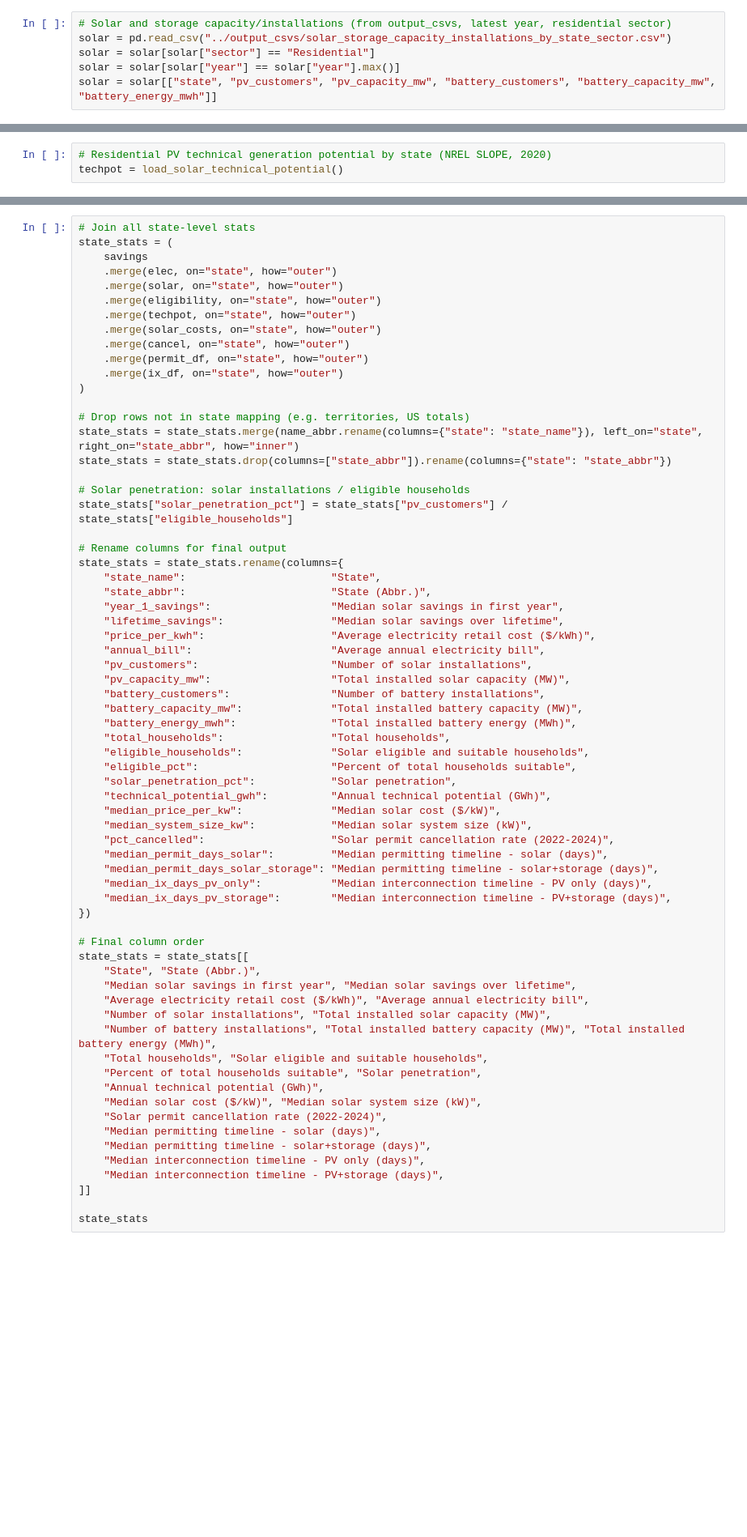
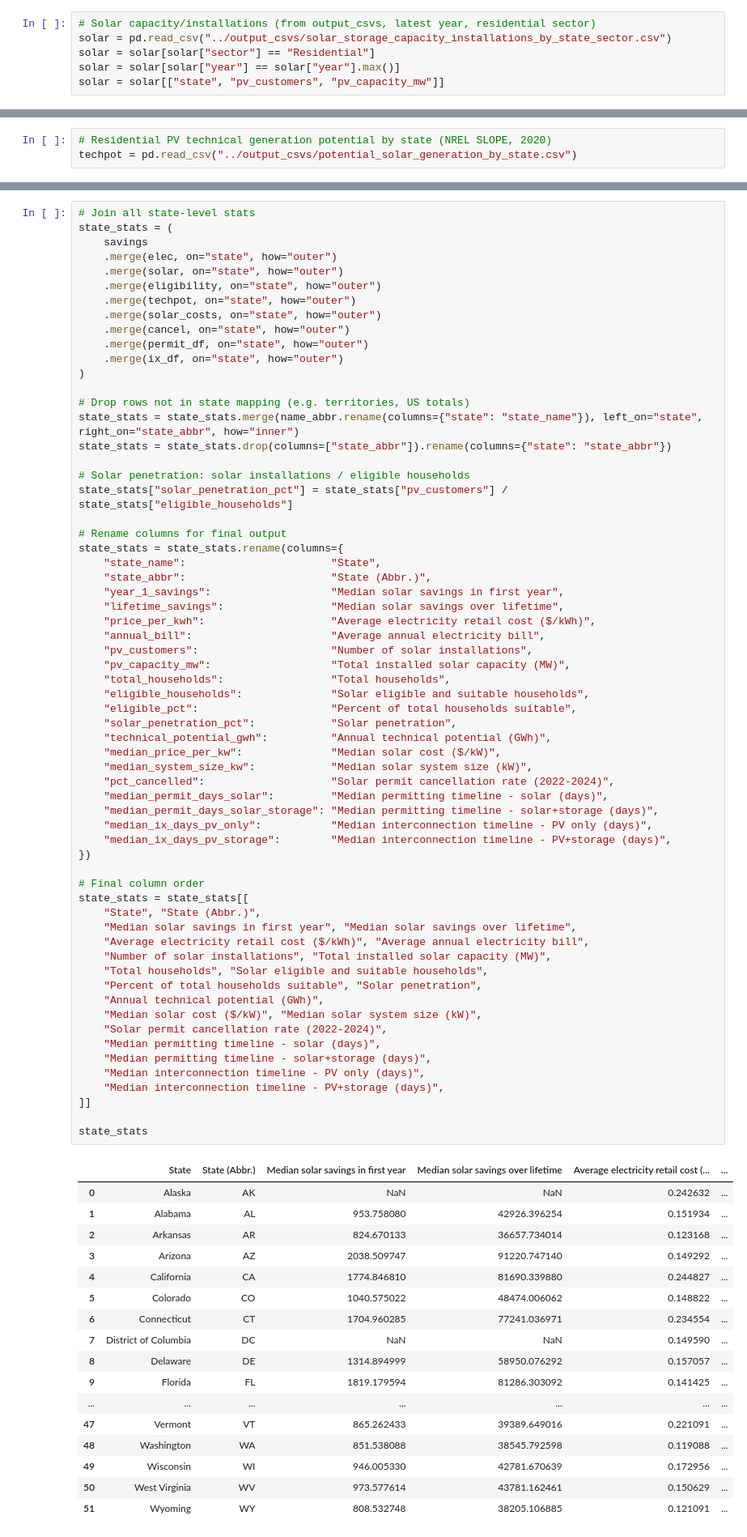
Before and after one commit to Permit-Power/basic-solar-statistics, a Jupyter notebook: notebooks/compile_state_stats.ipynb, the cells around one changed output, grey strips where cells are left out. Shown at 81% size. Saved outputs shown, nothing was run; the diff lists cells and outputs as text; blank space fills up the shorter version.

Commit message:
Update pipeline and compile notebooks: fix imports, solar technical potential, drop battery columns, bill savings cleanup

```diff
--- a/notebooks/compile_state_stats.ipynb
+++ b/notebooks/compile_state_stats.ipynb
@@ -35,11 +36,11 @@ elec = elec[elec["sector"] == "Residential"]
 elec = elec[elec["year"] == elec["year"].max()]
 elec = elec[["state", "price_per_kwh", "avg_annual_bill"]].rename(columns={"avg_annual_bill": "annual_bill"})
 # %%
-# Solar and storage capacity/installations (from output_csvs, latest year, residential sector)
+# Solar capacity/installations (from output_csvs, latest year, residential sector)
 solar = pd.read_csv("../output_csvs/solar_storage_capacity_installations_by_state_sector.csv")
 solar = solar[solar["sector"] == "Residential"]
 solar = solar[solar["year"] == solar["year"].max()]
-solar = solar[["state", "pv_customers", "pv_capacity_mw", "battery_customers", "battery_capacity_mw", "battery_energy_mwh"]]
+solar = solar[["state", "pv_customers", "pv_capacity_mw"]]
 # %%
 # Solar-eligible households (ResStock filter only)
 # Rooftop suitability haircut is NOT applied in this run.
@@ -50,7 +51,7 @@ eligibility = compute_solar_eligibility(resstock)
 # eligibility = apply_rooftop_suitability(eligibility)
 # %%
 # Residential PV technical generation potential by state (NREL SLOPE, 2020)
-techpot = load_solar_technical_potential()
+techpot = pd.read_csv("../output_csvs/potential_solar_generation_by_state.csv")
 # %%
 # Median solar cost and system size (LBNL Tracking the Sun, 2024)
 solar_costs = load_median_solar_costs_and_size(fred_api_key, year=2024)
@@ -121,42 +122,56 @@ state_stats = state_stats.rename(columns={
     "annual_bill":                      "Average annual electricity bill",
     "pv_customers":                     "Number of solar installations",
     "pv_capacity_mw":                   "Total installed solar capacity (MW)",
-    "battery_customers":                "Number of battery installations",
-    "battery_capacity_mw":              "Total installed battery capacity (MW)",
-    "battery_energy_mwh":               "Total installed battery energy (MWh)",
     "total_households":                 "Total households",
     "eligible_households":              "Solar eligible and suitable households",
     "eligible_pct":                     "Percent of total households suitable",
     "solar_penetration_pct":            "Solar penetration",
     "technical_potential_gwh":          "Annual technical potential (GWh)",
     "median_price_per_kw":              "Median solar cost ($/kW)",
     "median_system_size_kw":            "Median solar system size (kW)",
     "pct_cancelled":                    "Solar permit cancellation rate (2022-2024)",
     "median_permit_days_solar":         "Median permitting timeline - solar (days)",
     "median_permit_days_solar_storage": "Median permitting timeline - solar+storage (days)",
     "median_ix_days_pv_only":           "Median interconnection timeline - PV only (days)",
     "median_ix_days_pv_storage":        "Median interconnection timeline - PV+storage (days)",
 })
 
 # Final column order
 state_stats = state_stats[[
     "State", "State (Abbr.)",
     "Median solar savings in first year", "Median solar savings over lifetime",
     "Average electricity retail cost ($/kWh)", "Average annual electricity bill",
     "Number of solar installations", "Total installed solar capacity (MW)",
-    "Number of battery installations", "Total installed battery capacity (MW)", "Total installed battery energy (MWh)",
     "Total households", "Solar eligible and suitable households",
     "Percent of total households suitable", "Solar penetration",
     "Annual technical potential (GWh)",
     "Median solar cost ($/kW)", "Median solar system size (kW)",
     "Solar permit cancellation rate (2022-2024)",
     "Median permitting timeline - solar (days)",
     "Median permitting timeline - solar+storage (days)",
     "Median interconnection timeline - PV only (days)",
     "Median interconnection timeline - PV+storage (days)",
 ]]
 
 state_stats
+# %% [output]
+|  | State | State (Abbr.) | Median solar savings in first year | Median solar savings over lifetime | Average electricity retail cost (... | ... |
+| 0 | Alaska | AK | NaN | NaN | 0.242632 | ... |
+| 1 | Alabama | AL | 953.758080 | 42926.396254 | 0.151934 | ... |
+| 2 | Arkansas | AR | 824.670133 | 36657.734014 | 0.123168 | ... |
+| 3 | Arizona | AZ | 2038.509747 | 91220.747140 | 0.149292 | ... |
+| 4 | California | CA | 1774.846810 | 81690.339880 | 0.244827 | ... |
+| 5 | Colorado | CO | 1040.575022 | 48474.006062 | 0.148822 | ... |
+| 6 | Connecticut | CT | 1704.960285 | 77241.036971 | 0.234554 | ... |
+| 7 | District of Columbia | DC | NaN | NaN | 0.149590 | ... |
+| 8 | Delaware | DE | 1314.894999 | 58950.076292 | 0.157057 | ... |
+| 9 | Florida | FL | 1819.179594 | 81286.303092 | 0.141425 | ... |
+| ... | ... | ... | ... | ... | ... | ... |
+| 47 | Vermont | VT | 865.262433 | 39389.649016 | 0.221091 | ... |
+| 48 | Washington | WA | 851.538088 | 38545.792598 | 0.119088 | ... |
+| 49 | Wisconsin | WI | 946.005330 | 42781.670639 | 0.172956 | ... |
+| 50 | West Virginia | WV | 973.577614 | 43781.162461 | 0.150629 | ... |
+| 51 | Wyoming | WY | 808.532748 | 38205.106885 | 0.121091 | ... |
 # %%
 # Export to CSV (for copy-paste into Google Sheets)
 state_stats.to_csv("../output_csvs/state_stats.csv", index=False)
```
Also changed, not shown: parts of 2 cells of this notebook, 2 other files.
